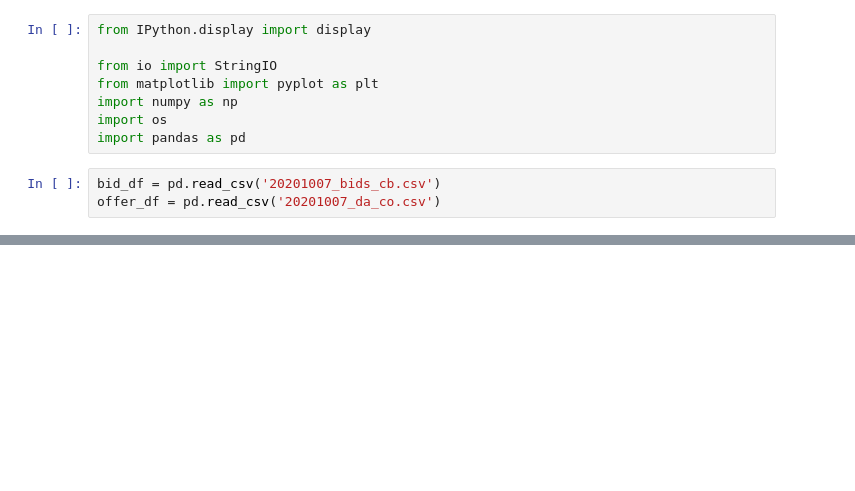
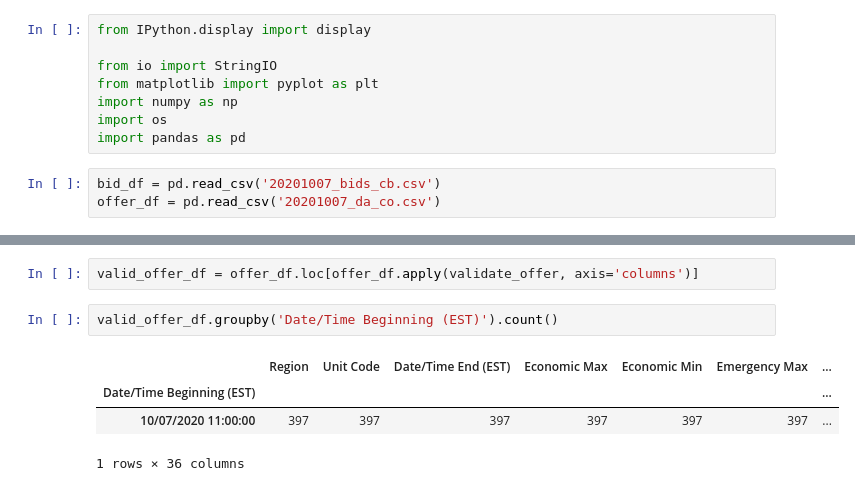
Before and after one commit to drakesiard/power, a Jupyter notebook: dtu31792/project/misodata.ipynb, the cells around one changed output, grey strips where cells are left out. Cells and saved outputs as stored; diff of their text form; blank space fills up the shorter version.

```diff
--- a/dtu31792/project/misodata.ipynb
+++ b/dtu31792/project/misodata.ipynb
@@ -41,0 +72,9 @@ bid_df.iloc[[33]]
+# %%
+valid_offer_df = offer_df.loc[offer_df.apply(validate_offer, axis='columns')]
+# %%
+valid_offer_df.groupby('Date/Time Beginning (EST)').count()
+# %% [output]
+|  | Region | Unit Code | Date/Time End (EST) | Economic Max | Economic Min | Emergency Max | ... |
+| Date/Time Beginning (EST) |  |  |  |  |  |  | ... |
+| 10/07/2020 11:00:00 | 397 | 397 | 397 | 397 | 397 | 397 | ... |
+1 rows × 36 columns
```
Also changed, not shown: parts of 9 cells of this notebook, 3 other files.
